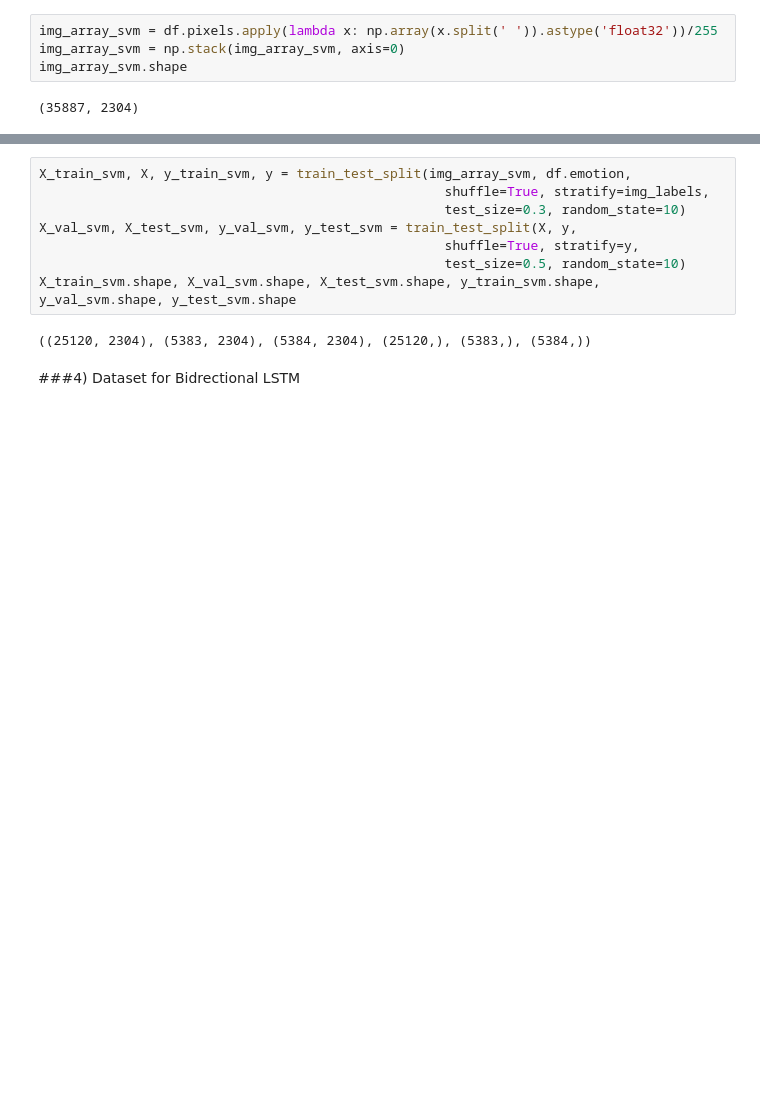
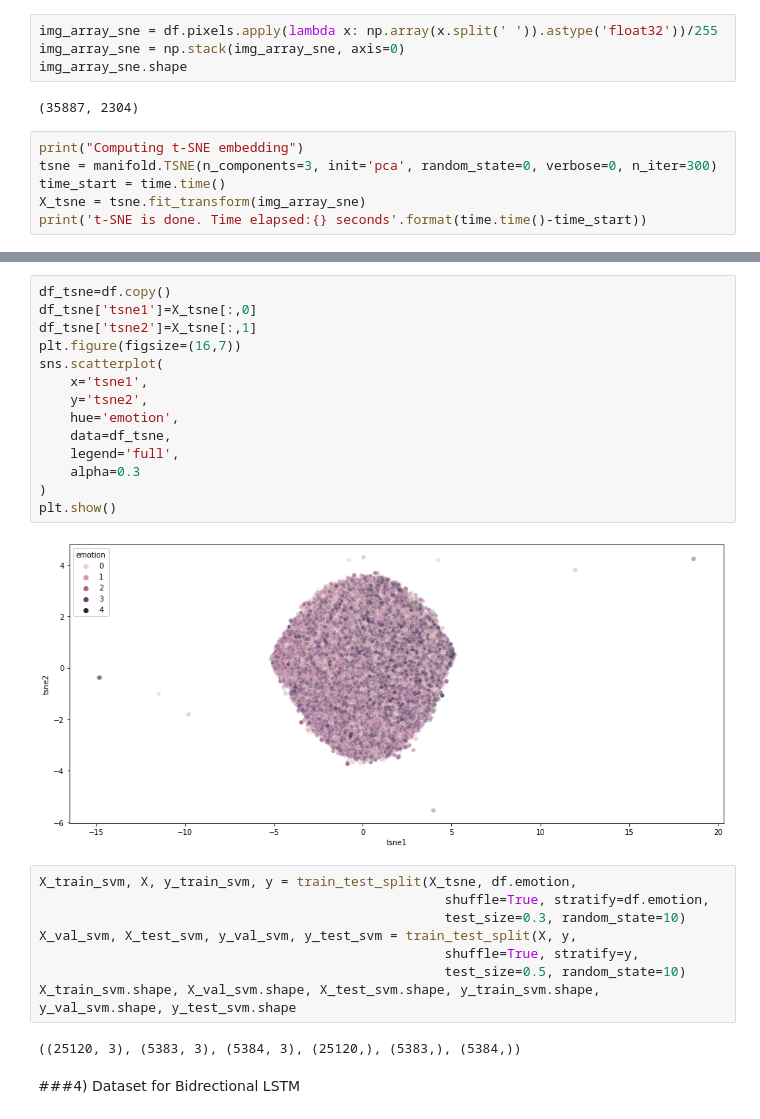
Before and after one commit to Gyeong-Hyeon/AI_Project, a Jupyter notebook: Section4/Facial_emotion_recognition.ipynb, the cells around one changed output, grey strips where cells are left out. Drawn from its saved outputs; the diff is of its cells as text; blank space fills up the shorter version.

```diff
--- a/Section4/Facial_emotion_recognition.ipynb
+++ b/Section4/Facial_emotion_recognition.ipynb
@@ -198,8 +209,14 @@ X_train.shape, X_val.shape, X_test.shape, y_train.shape, y_val.shape, y_test.sha
 # %% [markdown]
 We need to make X and y labels for SVM separately since SVM only accpets 2dim for X and 1dim for y.
 # %%
-img_array_svm = df.pixels.apply(lambda x: np.array(x.split(' ')).astype('float32'))/255
-img_array_svm = np.stack(img_array_svm, axis=0)
-img_array_svm.shape
+img_array_sne = df.pixels.apply(lambda x: np.array(x.split(' ')).astype('float32'))/255
+img_array_sne = np.stack(img_array_sne, axis=0)
+img_array_sne.shape
 # %% [output]
 (35887, 2304)
+# %%
+print("Computing t-SNE embedding")
+tsne = manifold.TSNE(n_components=3, init='pca', random_state=0, verbose=0, n_iter=300)
+time_start = time.time()
+X_tsne = tsne.fit_transform(img_array_sne)
+print('t-SNE is done. Time elapsed:{} seconds'.format(time.time()-time_start))
@@ -206,13 +226,29 @@ img_array_svm.shape
+# %%
+df_tsne=df.copy()
+df_tsne['tsne1']=X_tsne[:,0]
+df_tsne['tsne2']=X_tsne[:,1]
+plt.figure(figsize=(16,7))
+sns.scatterplot(
+    x='tsne1',
+    y='tsne2',
+    hue='emotion',
+    data=df_tsne,
+    legend='full',
+    alpha=0.3
+)
+plt.show()
+# %% [output]
+[figure, added]
 # %%
-X_train_svm, X, y_train_svm, y = train_test_split(img_array_svm, df.emotion,
-                                                    shuffle=True, stratify=img_labels,
+X_train_svm, X, y_train_svm, y = train_test_split(X_tsne, df.emotion,
+                                                    shuffle=True, stratify=df.emotion,
                                                     test_size=0.3, random_state=10)
 X_val_svm, X_test_svm, y_val_svm, y_test_svm = train_test_split(X, y,
                                                     shuffle=True, stratify=y,
                                                     test_size=0.5, random_state=10)
 X_train_svm.shape, X_val_svm.shape, X_test_svm.shape, y_train_svm.shape, y_val_svm.shape, y_test_svm.shape
 # %% [output]
-((25120, 2304), (5383, 2304), (5384, 2304), (25120,), (5383,), (5384,))
+((25120, 3), (5383, 3), (5384, 3), (25120,), (5383,), (5384,))
 # %% [markdown]
 ###4) Dataset for Bidrectional LSTM
 # %% [markdown]
```
Also changed, not shown: parts of 12 cells of this notebook.
